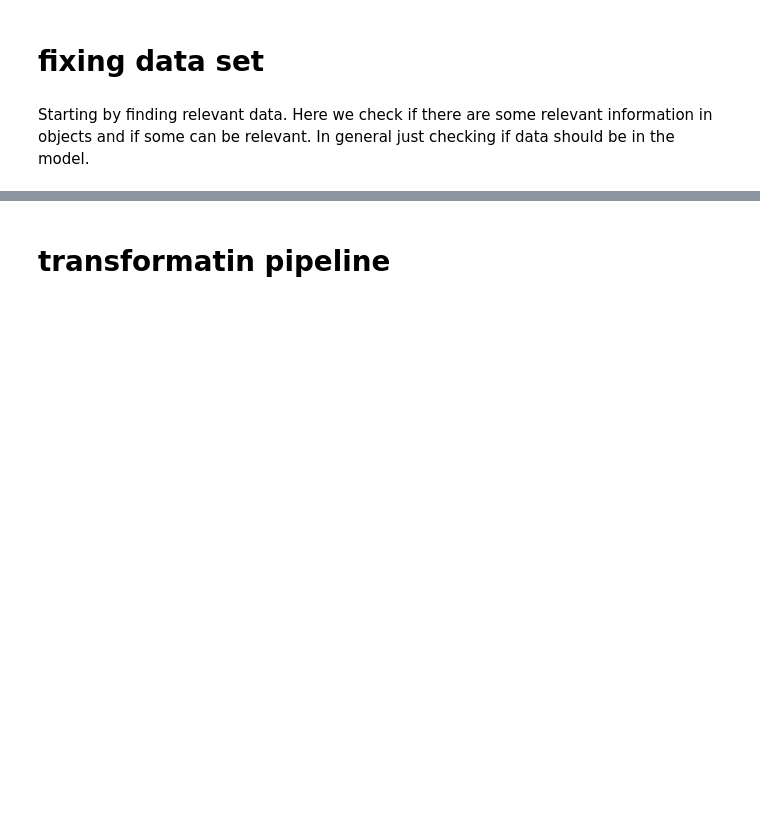
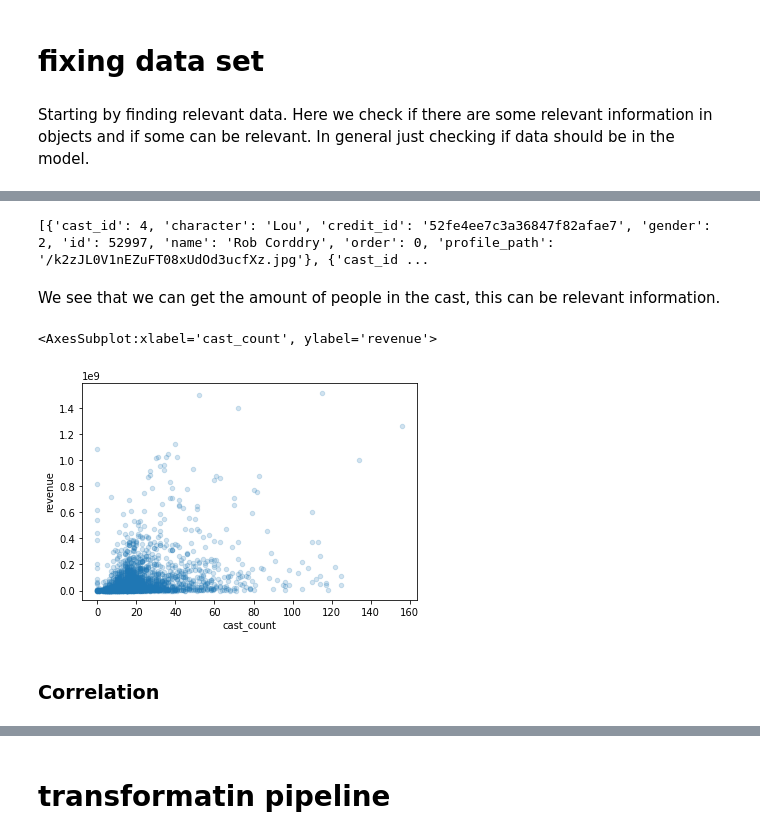
Before and after one commit to H584958/ML_2, a Jupyter notebook: TMDB_box_office.ipynb, the cells around one changed output, grey strips where cells are left out. Cells and saved outputs as stored; diff of their text form; code cells hidden in the pictures; blank space fills up the shorter version.

```diff
--- a/TMDB_box_office.ipynb
+++ b/TMDB_box_office.ipynb
@@ -228,0 +319,6 @@ We see here that each genre has an ID, so we can take this ID and use that inste
+# %%
+print(train["cast"][0])
+# %% [output]
+[{'cast_id': 4, 'character': 'Lou', 'credit_id': '52fe4ee7c3a36847f82afae7', 'gender': 2, 'id': 52997, 'name': 'Rob Corddry', 'order': 0, 'profile_path': '/k2zJL0V1nEZuFT08xUdOd3ucfXz.jpg'}, {'cast_id ...
+# %% [markdown]
+We see that we can get the amount of people in the cast, this can be relevant information.
@@ -229,3 +328,10 @@ We see here that each genre has an ID, so we can take this ID and use that inste
+# %%
+train.plot(kind="scatter", x="cast_count", y="revenue", alpha=0.2)
+# %% [output]
+<AxesSubplot:xlabel='cast_count', ylabel='revenue'>
+[figure, added]
+# %% [markdown]
+### Correlation
 # %%
 corr_matrix = train.corr()
 corr_matrix["revenue"].sort_values(ascending=False)
```
Also changed, not shown: parts of 91 cells of this notebook, 1 other file.
